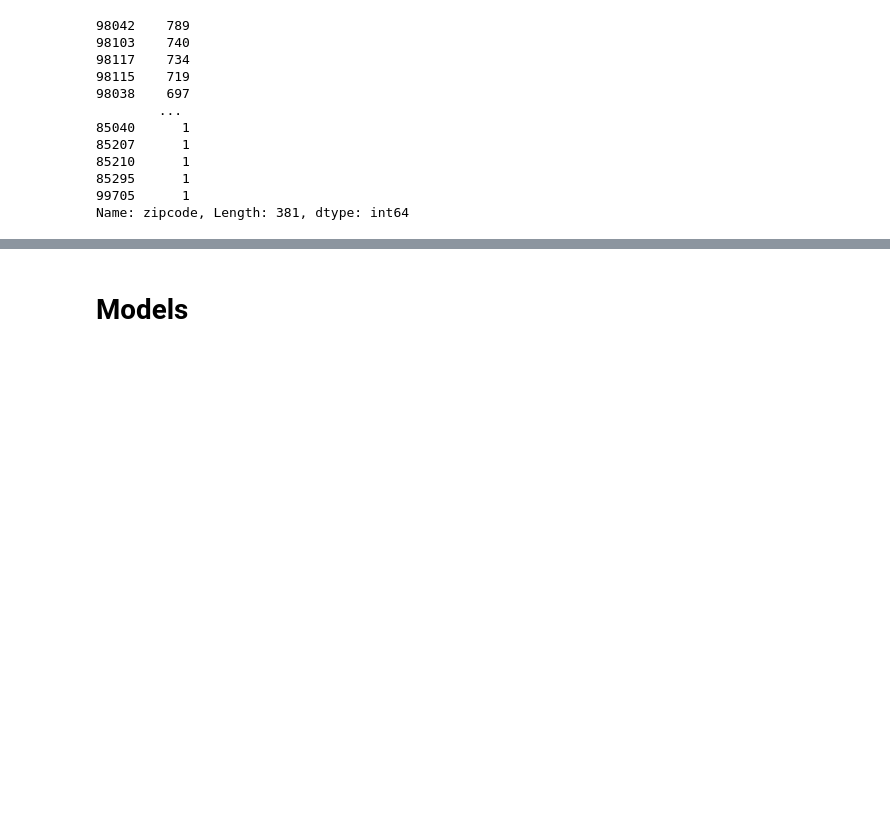
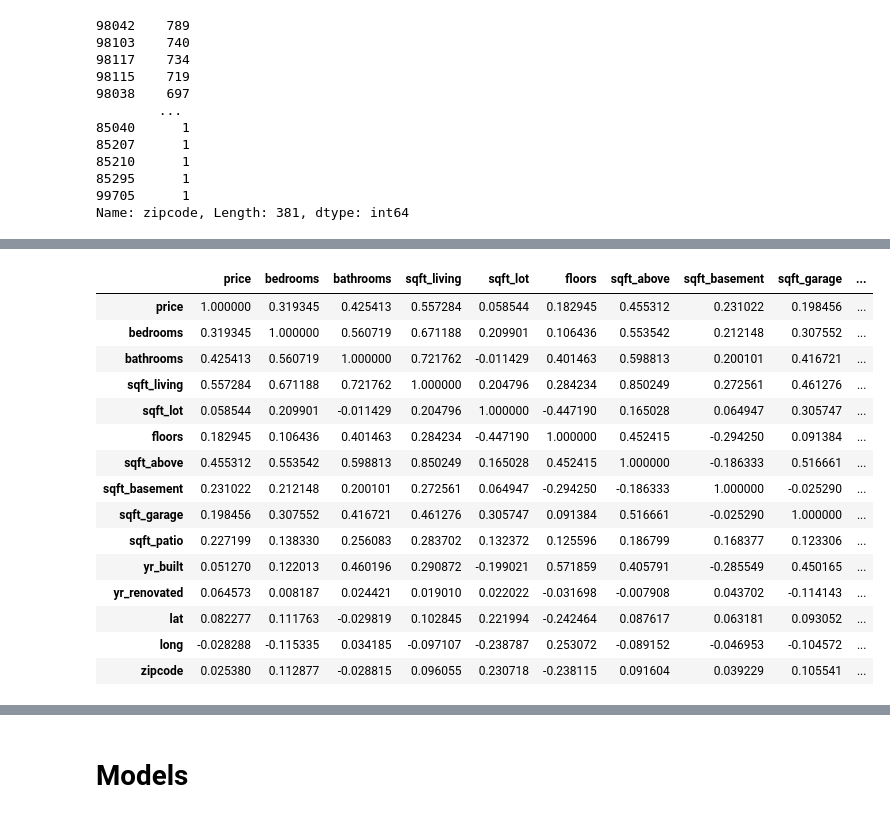
Before and after one commit to alvaromendizabal/dsc-phase-2-project-v2-3, a Jupyter notebook: alvaro_2.ipynb, the cells around one changed output, grey strips where cells are left out. Drawn from its saved outputs; the diff is of its cells as text; code cells hidden in the pictures; blank space fills up the shorter version.

```diff
--- a/alvaro_2.ipynb
+++ b/alvaro_2.ipynb
@@ -98,0 +102,3 @@ df.head()
+# %%
+# Drop duplicates
+df = df.sort_values('id', ascending = False).drop_duplicates(subset = 'id', keep = 'first')
@@ -185,6 +192,8 @@ lat              0
 long             0
 zipcode          0
 dtype: int64
+# %%
+df.drop(['id', 'date'], axis=1, inplace=True)
 # %% [markdown]
 # Train-Test Split
 # %%
@@ -314,5 +323,3 @@ memory usage: 5.2+ MB
-# %%
-df.drop(['id', 'date', 'greenbelt', 'sqft_garage', 'sqft_basement'], axis=1, inplace=True)
 # %%
 df.info()
 # %% [output]
@@ -488,0 +502,19 @@ X_train, X_test, encoded_zipcode = ohe(X_train, X_test, ['zipcode'])
+# %%
+df.corr()
+# %% [output]
+|  | price | bedrooms | bathrooms | sqft_living | sqft_lot | floors | sqft_above | sqft_basement | sqft_garage | ... |
+| price | 1.000000 | 0.319345 | 0.425413 | 0.557284 | 0.058544 | 0.182945 | 0.455312 | 0.231022 | 0.198456 | ... |
+| bedrooms | 0.319345 | 1.000000 | 0.560719 | 0.671188 | 0.209901 | 0.106436 | 0.553542 | 0.212148 | 0.307552 | ... |
+| bathrooms | 0.425413 | 0.560719 | 1.000000 | 0.721762 | -0.011429 | 0.401463 | 0.598813 | 0.200101 | 0.416721 | ... |
+| sqft_living | 0.557284 | 0.671188 | 0.721762 | 1.000000 | 0.204796 | 0.284234 | 0.850249 | 0.272561 | 0.461276 | ... |
+| sqft_lot | 0.058544 | 0.209901 | -0.011429 | 0.204796 | 1.000000 | -0.447190 | 0.165028 | 0.064947 | 0.305747 | ... |
+| floors | 0.182945 | 0.106436 | 0.401463 | 0.284234 | -0.447190 | 1.000000 | 0.452415 | -0.294250 | 0.091384 | ... |
+| sqft_above | 0.455312 | 0.553542 | 0.598813 | 0.850249 | 0.165028 | 0.452415 | 1.000000 | -0.186333 | 0.516661 | ... |
+| sqft_basement | 0.231022 | 0.212148 | 0.200101 | 0.272561 | 0.064947 | -0.294250 | -0.186333 | 1.000000 | -0.025290 | ... |
+| sqft_garage | 0.198456 | 0.307552 | 0.416721 | 0.461276 | 0.305747 | 0.091384 | 0.516661 | -0.025290 | 1.000000 | ... |
+| sqft_patio | 0.227199 | 0.138330 | 0.256083 | 0.283702 | 0.132372 | 0.125596 | 0.186799 | 0.168377 | 0.123306 | ... |
+| yr_built | 0.051270 | 0.122013 | 0.460196 | 0.290872 | -0.199021 | 0.571859 | 0.405791 | -0.285549 | 0.450165 | ... |
+| yr_renovated | 0.064573 | 0.008187 | 0.024421 | 0.019010 | 0.022022 | -0.031698 | -0.007908 | 0.043702 | -0.114143 | ... |
+| lat | 0.082277 | 0.111763 | -0.029819 | 0.102845 | 0.221994 | -0.242464 | 0.087617 | 0.063181 | 0.093052 | ... |
+| long | -0.028288 | -0.115335 | 0.034185 | -0.097107 | -0.238787 | 0.253072 | -0.089152 | -0.046953 | -0.104572 | ... |
+| zipcode | 0.025380 | 0.112877 | -0.028815 | 0.096055 | 0.230718 | -0.238115 | 0.091604 | 0.039229 | 0.105541 | ... |
```
Also changed, not shown: parts of 51 cells of this notebook, 2 other files.
